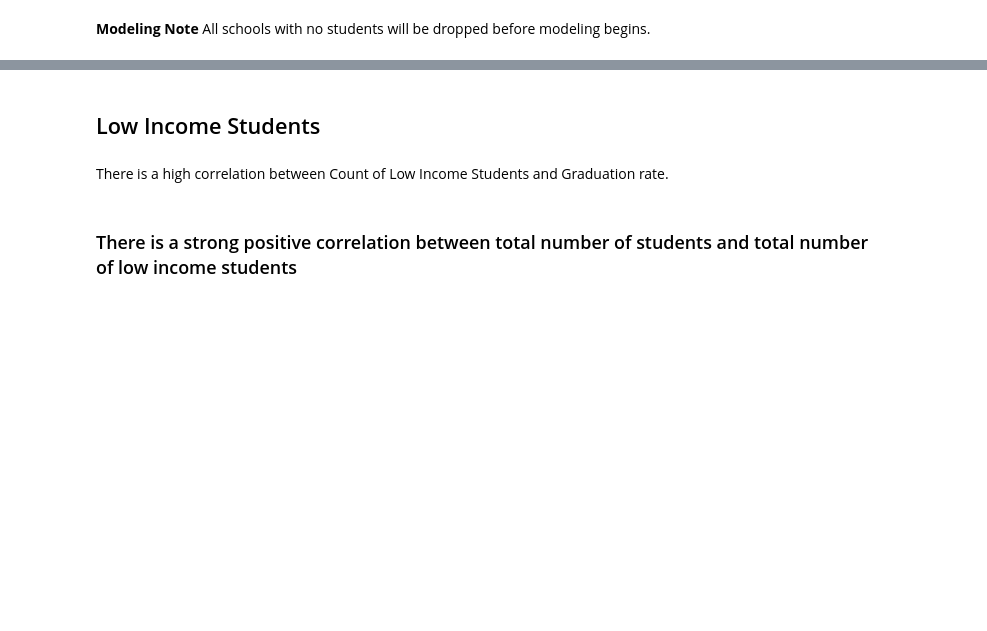
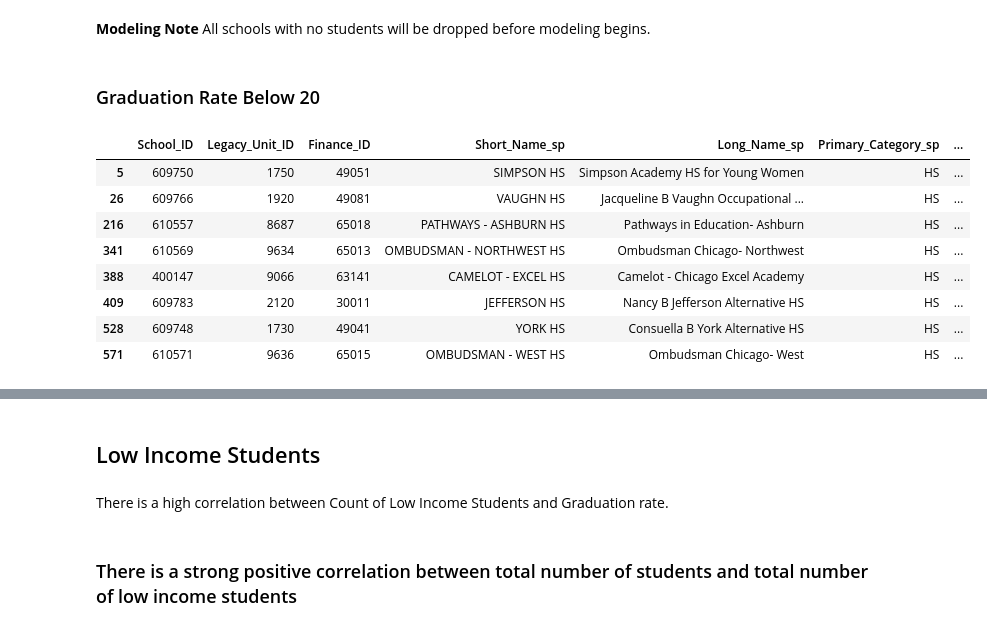
Before and after one commit to j-max/CPS_GradRate_Analysis, a Jupyter notebook: notebooks/eda/eda.ipynb, the cells around one changed output, grey strips where cells are left out. Drawn from its saved outputs; the diff is of its cells as text; code cells hidden in the pictures; blank space fills up the shorter version.

```diff
--- a/notebooks/eda/eda.ipynb
+++ b/notebooks/eda/eda.ipynb
@@ -476,2 +552,16 @@ sy_1819_hs[sy_1819_hs['Student_Count_Total']<50].shape
 # %% [markdown]
 **Modeling Note** All schools with no students will be dropped before modeling begins.
+# %% [markdown]
+### Graduation Rate Below 20
+# %%
+sy_1819_hs[sy_1819_hs['Graduation_Rate_School'] <= 20]
+# %% [output]
+|  | School_ID | Legacy_Unit_ID | Finance_ID | Short_Name_sp | Long_Name_sp | Primary_Category_sp | ... |
+| 5 | 609750 | 1750 | 49051 | SIMPSON HS | Simpson Academy HS for Young Women | HS | ... |
+| 26 | 609766 | 1920 | 49081 | VAUGHN HS | Jacqueline B Vaughn Occupational ... | HS | ... |
+| 216 | 610557 | 8687 | 65018 | PATHWAYS - ASHBURN HS | Pathways in Education- Ashburn | HS | ... |
+| 341 | 610569 | 9634 | 65013 | OMBUDSMAN - NORTHWEST HS | Ombudsman Chicago- Northwest | HS | ... |
+| 388 | 400147 | 9066 | 63141 | CAMELOT - EXCEL HS | Camelot - Chicago Excel Academy | HS | ... |
+| 409 | 609783 | 2120 | 30011 | JEFFERSON HS | Nancy B Jefferson Alternative HS | HS | ... |
+| 528 | 609748 | 1730 | 49041 | YORK HS | Consuella B York Alternative HS | HS | ... |
+| 571 | 610571 | 9636 | 65015 | OMBUDSMAN - WEST HS | Ombudsman Chicago- West | HS | ... |
```
Also changed, not shown: parts of 29 cells of this notebook, 2 other files.
